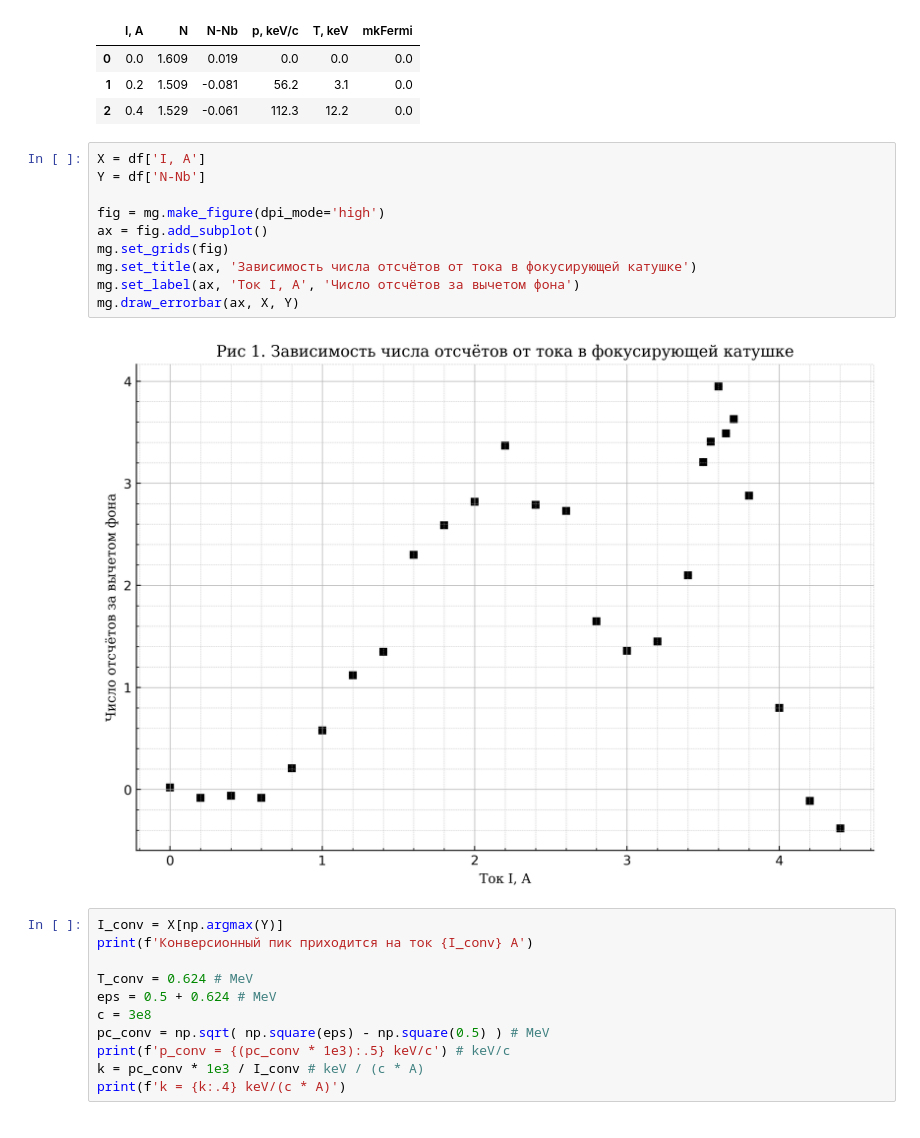
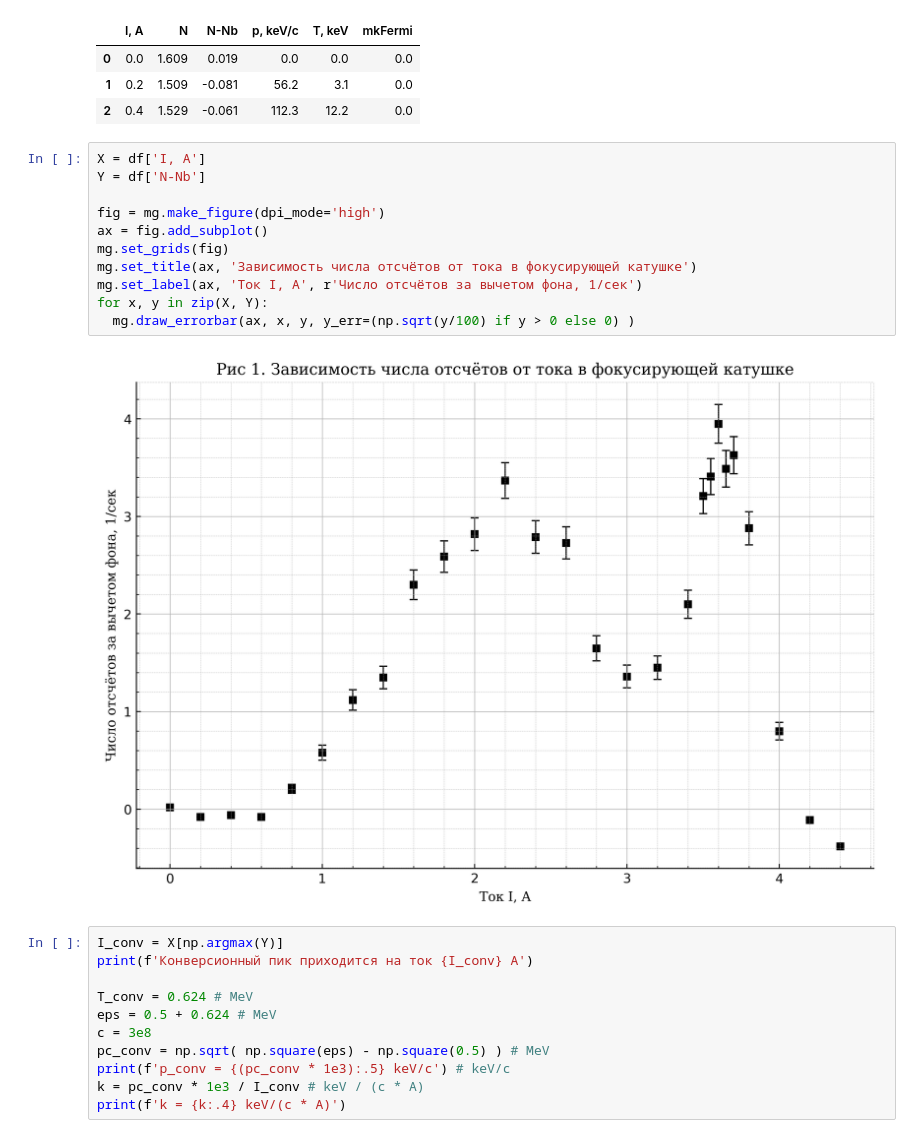
Before and after one commit to alxlnx/labs, a Jupyter notebook: 5.4.2/5.4.2.ipynb, the cells around one changed output. Cells and saved outputs as stored; diff of their text form.

Commit message:
5.4.2 value errors added

```diff
--- a/5.4.2/5.4.2.ipynb
+++ b/5.4.2/5.4.2.ipynb
@@ -16,15 +16,16 @@ df.head(3)
 # %%
 X = df['I, A']
 Y = df['N-Nb']
 
 fig = mg.make_figure(dpi_mode='high')
 ax = fig.add_subplot()
 mg.set_grids(fig)
 mg.set_title(ax, 'Зависимость числа отсчётов от тока в фокусирующей катушке')
-mg.set_label(ax, 'Ток I, A', 'Число отсчётов за вычетом фона')
-mg.draw_errorbar(ax, X, Y)
+mg.set_label(ax, 'Ток I, A', r'Число отсчётов за вычетом фона, 1/сек')
+for x, y in zip(X, Y):
+  mg.draw_errorbar(ax, x, y, y_err=(np.sqrt(y/100) if y > 0 else 0) )
 # %% [output]
-[figure, old version]
+[figure, new version]
 # %%
 I_conv = X[np.argmax(Y)]
 print(f'Конверсионный пик приходится на ток {I_conv} A')
```
Also changed, not shown: parts of 3 cells of this notebook.
